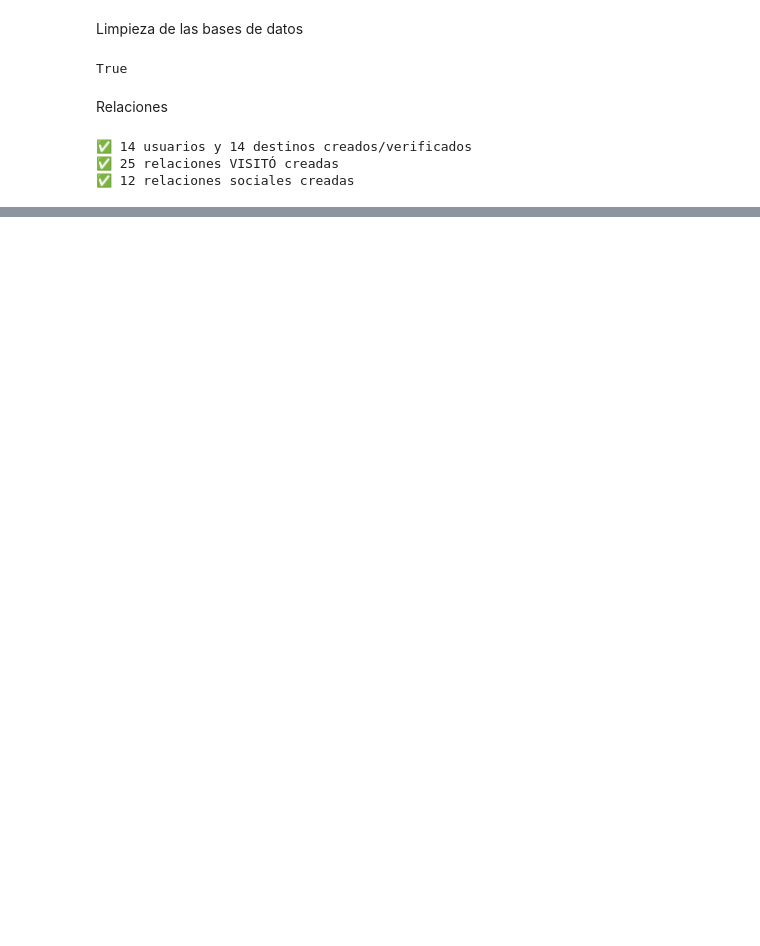
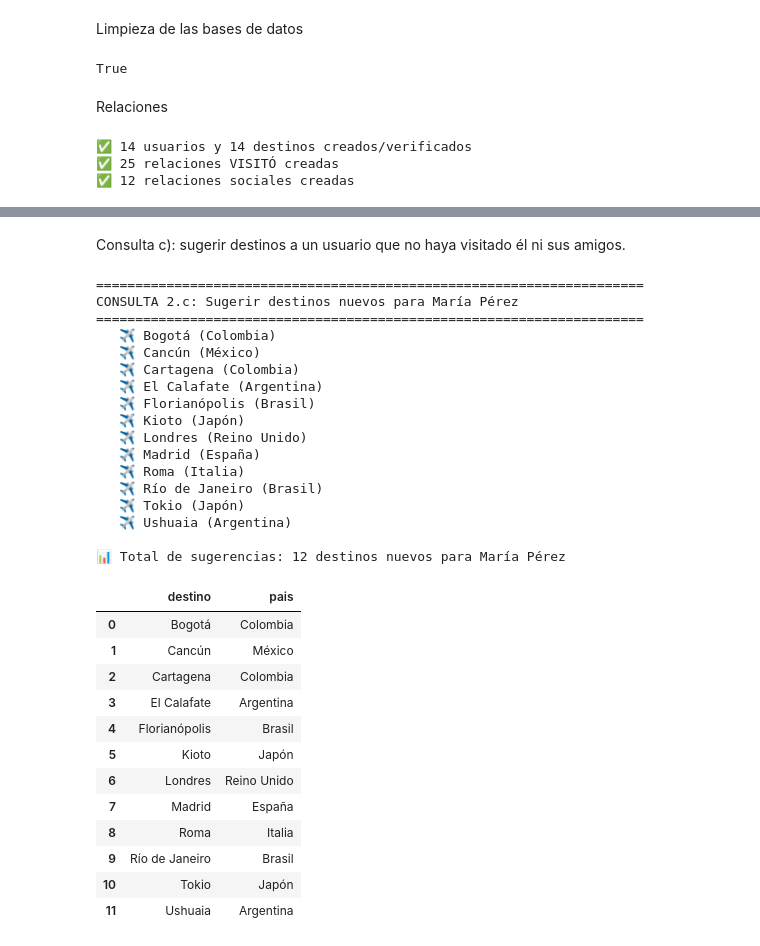
Before and after one commit to Noemi-Gudino/Proyecto-Integrador-BD, a Jupyter notebook: notebooks/Proyecto.ipynb, the cells around one changed output, grey strips where cells are left out. Cells and saved outputs as stored; diff of their text form; code cells hidden in the pictures; blank space fills up the shorter version.

```diff
--- a/notebooks/Proyecto.ipynb
+++ b/notebooks/Proyecto.ipynb
@@ -253,0 +381,79 @@ consulta 1
+# %% [markdown]
+Consulta c): sugerir destinos a un usuario que no haya visitado él ni sus amigos.
+# %%
+
+def consulta_c_sugerir_destinos(usuario_id, nombre_usuario):
+    """
+    Sugiere destinos que el usuario no haya visitado él ni sus amigos.
+    """
+    print("\n" + "="*70)
+    print(f"CONSULTA 2.c: Sugerir destinos nuevos para {nombre_usuario}")
+    print("="*70)
+
+    with driver.session() as session:
+        query = """
+        MATCH (u:Usuario {usuario_id: $uid})
+        MATCH (d:Destino)
+        WHERE NOT (u)-[:VISITO]->(d)
+          AND NOT EXISTS {
+              MATCH (u)-[:AMIGO_DE]->(amigo)-[:VISITO]->(d)
+          }
+        RETURN d.ciudad AS destino, d.pais AS pais
+        ORDER BY d.ciudad
+        """
+
+        resultado = session.run(query, uid=usuario_id)
+        filas = []
+
+        for record in resultado:
+            filas.append({
+                "destino": record["destino"],
+                "pais": record["pais"]
+            })
+
+    # Si no hay resultados
+    if not filas:
+        print(f"⚠️ {nombre_usuario} y sus amigos ya visitaron todos los destinos disponibles.")
+        return pd.DataFrame(columns=["destino", "pais"])
+
+    # Resultados
+    for f in filas:
+        print(f"   ✈️ {f['destino']} ({f['pais']})")
+
+    print(f"\n📊 Total de sugerencias: {len(filas)} destinos nuevos para {nombre_usuario}")
+    return pd.DataFrame(filas)
+
+# Ejemplo de uso:
+destinos_para_maria = consulta_c_sugerir_destinos(1, "María Pérez")
+display(destinos_para_maria)
+# %% [output]
+======================================================================
+CONSULTA 2.c: Sugerir destinos nuevos para María Pérez
+======================================================================
+   ✈️ Bogotá (Colombia)
+   ✈️ Cancún (México)
+   ✈️ Cartagena (Colombia)
+   ✈️ El Calafate (Argentina)
+   ✈️ Florianópolis (Brasil)
+   ✈️ Kioto (Japón)
+   ✈️ Londres (Reino Unido)
+   ✈️ Madrid (España)
+   ✈️ Roma (Italia)
+   ✈️ Río de Janeiro (Brasil)
+   ✈️ Tokio (Japón)
+   ✈️ Ushuaia (Argentina)
+
+📊 Total de sugerencias: 12 destinos nuevos para María Pérez
+|  | destino | pais |
+| 0 | Bogotá | Colombia |
+| 1 | Cancún | México |
+| 2 | Cartagena | Colombia |
+| 3 | El Calafate | Argentina |
+| 4 | Florianópolis | Brasil |
+| 5 | Kioto | Japón |
+| 6 | Londres | Reino Unido |
+| 7 | Madrid | España |
+| 8 | Roma | Italia |
+| 9 | Río de Janeiro | Brasil |
+| 10 | Tokio | Japón |
+| 11 | Ushuaia | Argentina |
```
Also changed, not shown: parts of 17 cells of this notebook.
